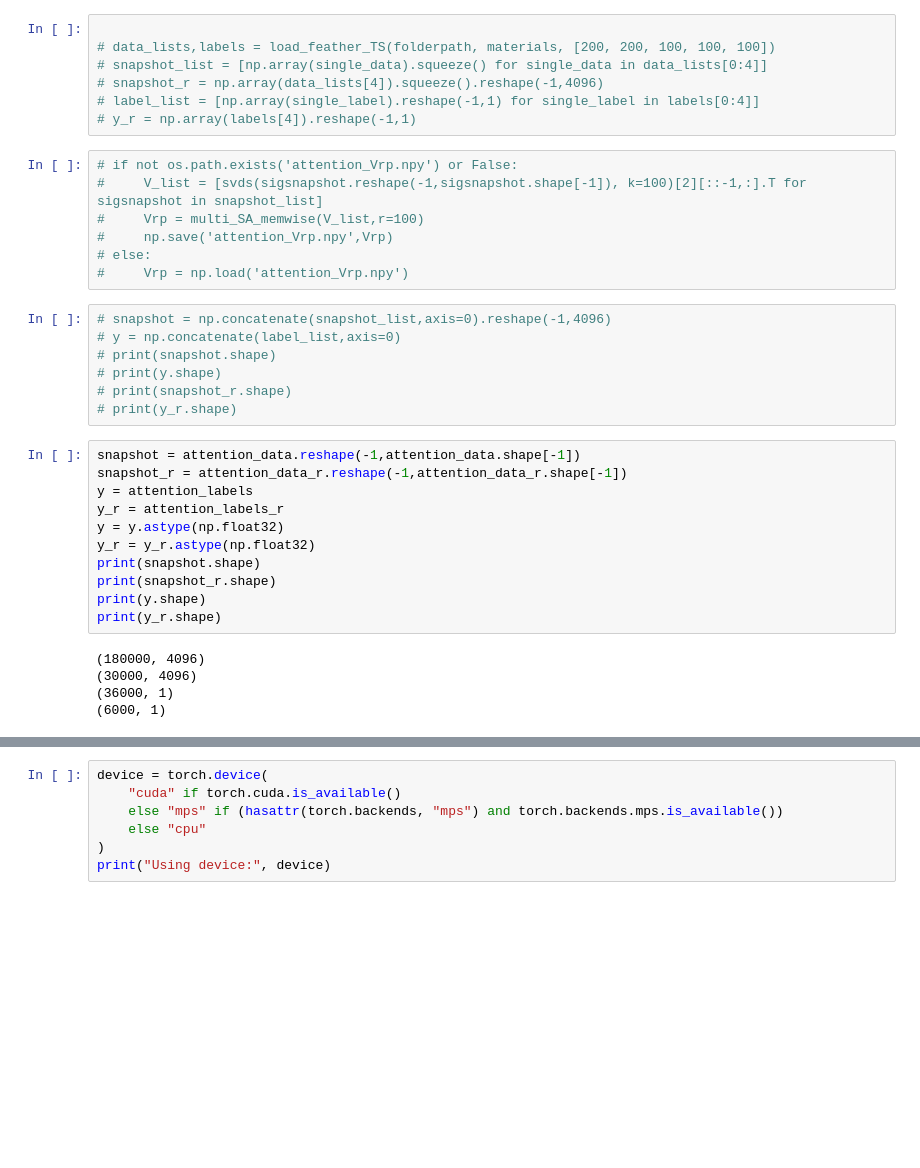
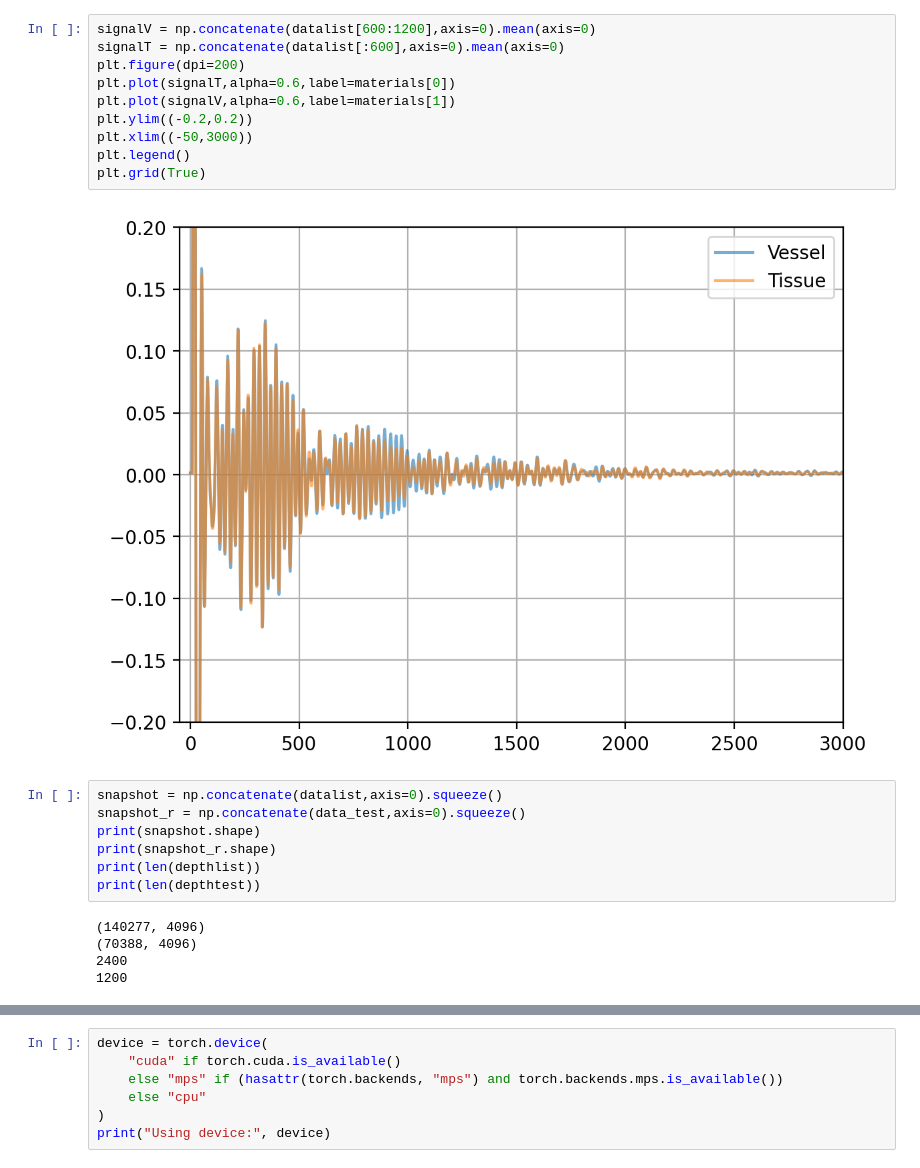
Before and after one commit to XiongStony/data_analyse, a Jupyter notebook: Niryo-robot-test/attention_regression_mwt.ipynb, the cells around one changed output, grey strips where cells are left out. Saved outputs shown, nothing was run; the diff lists cells and outputs as text; blank space fills up the shorter version.

```diff
--- a/Niryo-robot-test/attention_regression_mwt.ipynb
+++ b/Niryo-robot-test/attention_regression_mwt.ipynb
@@ -66,40 +129,27 @@ else:
-# %%
-
-# data_lists,labels = load_feather_TS(folderpath, materials, [200, 200, 100, 100, 100])
-# snapshot_list = [np.array(single_data).squeeze() for single_data in data_lists[0:4]]
-# snapshot_r = np.array(data_lists[4]).squeeze().reshape(-1,4096)
-# label_list = [np.array(single_label).reshape(-1,1) for single_label in labels[0:4]]
-# y_r = np.array(labels[4]).reshape(-1,1)
-# %%
-# if not os.path.exists('attention_Vrp.npy') or False:
-#     V_list = [svds(sigsnapshot.reshape(-1,sigsnapshot.shape[-1]), k=100)[2][::-1,:].T for sigsnapshot in snapshot_list]
-#     Vrp = multi_SA_memwise(V_list,r=100)
-#     np.save('attention_Vrp.npy',Vrp)
-# else:
-#     Vrp = np.load('attention_Vrp.npy')
-# %%
-# snapshot = np.concatenate(snapshot_list,axis=0).reshape(-1,4096)
-# y = np.concatenate(label_list,axis=0)
-# print(snapshot.shape)
-# print(y.shape)
-# print(snapshot_r.shape)
-# print(y_r.shape)
+# %%
+signalV = np.concatenate(datalist[600:1200],axis=0).mean(axis=0)
+signalT = np.concatenate(datalist[:600],axis=0).mean(axis=0)
+plt.figure(dpi=200)
+plt.plot(signalT,alpha=0.6,label=materials[0])
+plt.plot(signalV,alpha=0.6,label=materials[1])
+plt.ylim((-0.2,0.2))
+plt.xlim((-50,3000))
+plt.legend()
+plt.grid(True)
+# %% [output]
+[figure, added]
 # %%
-snapshot = attention_data.reshape(-1,attention_data.shape[-1])
-snapshot_r = attention_data_r.reshape(-1,attention_data_r.shape[-1])
-y = attention_labels
-y_r = attention_labels_r
-y = y.astype(np.float32)
-y_r = y_r.astype(np.float32)
+snapshot = np.concatenate(datalist,axis=0).squeeze()
+snapshot_r = np.concatenate(data_test,axis=0).squeeze()
 print(snapshot.shape)
 print(snapshot_r.shape)
-print(y.shape)
-print(y_r.shape)
+print(len(depthlist))
+print(len(depthtest))
 # %% [output]
-(180000, 4096)
-(30000, 4096)
-(36000, 1)
-(6000, 1)
+(140277, 4096)
+(70388, 4096)
+2400
+1200
 # %%
 # Save
 recalculate = False
```
Also changed, not shown: parts of 33 cells of this notebook, 1 other file.
